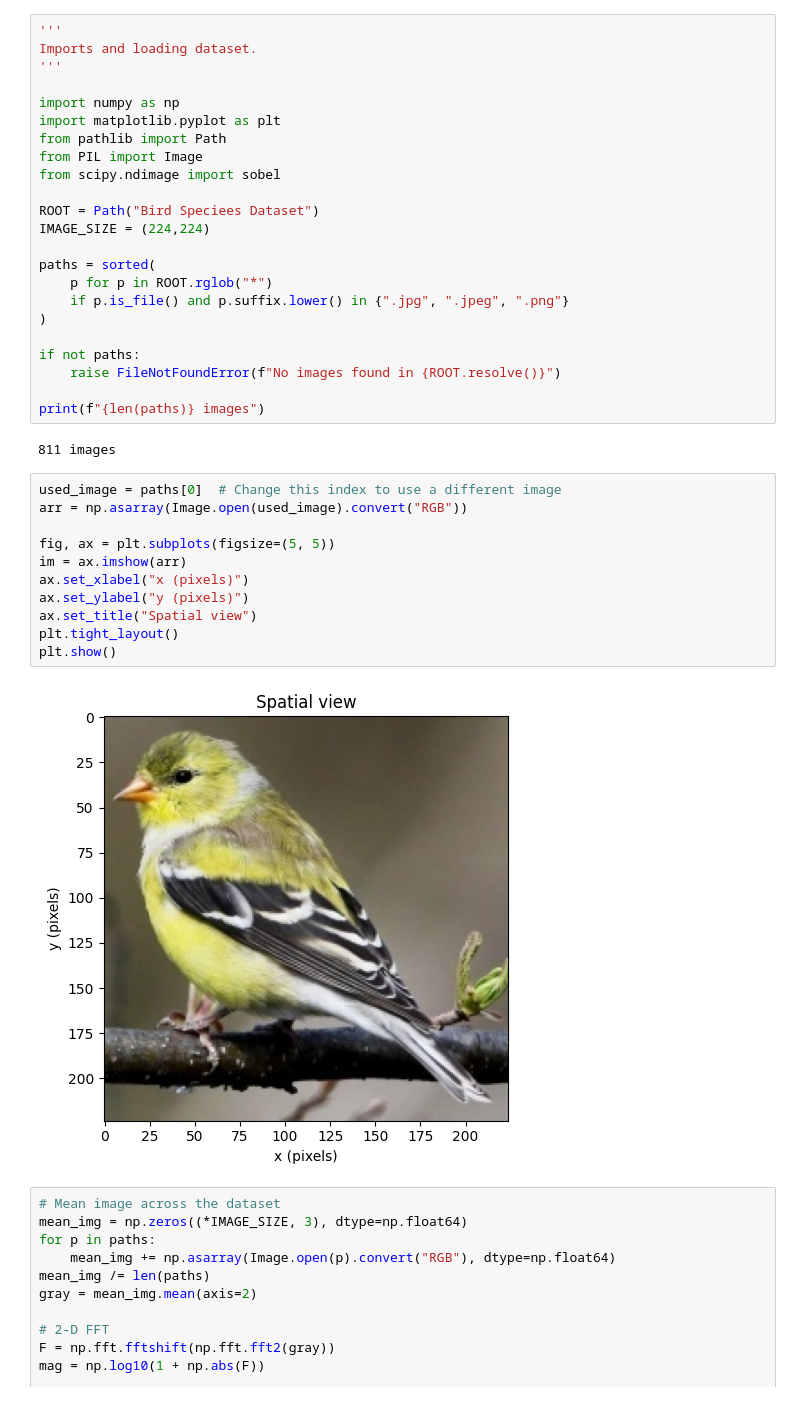
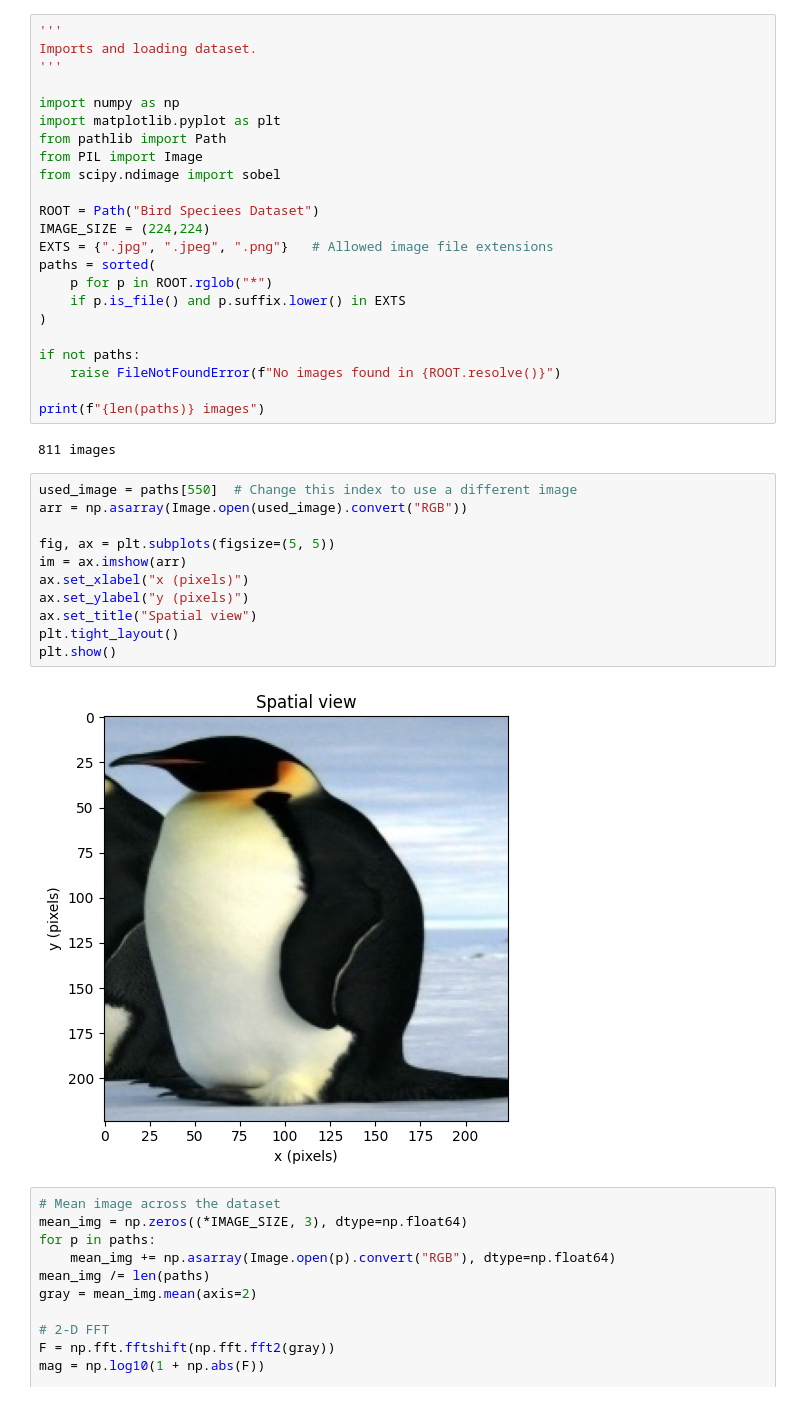
Before and after one commit to Fredrik321/Digital-information-processing, a Jupyter notebook: bird_dataset_analysis.ipynb, the cells around one changed output. Cells and saved outputs as stored; diff of their text form.

```diff
--- a/bird_dataset_analysis.ipynb
+++ b/bird_dataset_analysis.ipynb
@@ -14,10 +14,10 @@ from scipy.ndimage import sobel
 
 ROOT = Path("Bird Speciees Dataset")
 IMAGE_SIZE = (224,224)
-
+EXTS = {".jpg", ".jpeg", ".png"}   # Allowed image file extensions
 paths = sorted(
     p for p in ROOT.rglob("*")
-    if p.is_file() and p.suffix.lower() in {".jpg", ".jpeg", ".png"}
+    if p.is_file() and p.suffix.lower() in EXTS
 )
 
 if not paths:
@@ -27,18 +27,18 @@ print(f"{len(paths)} images")
 # %% [output]
 811 images
 # %%
-used_image = paths[0]  # Change this index to use a different image
+used_image = paths[550]  # Change this index to use a different image
 arr = np.asarray(Image.open(used_image).convert("RGB"))
 
 fig, ax = plt.subplots(figsize=(5, 5))
 im = ax.imshow(arr)
 ax.set_xlabel("x (pixels)")
 ax.set_ylabel("y (pixels)")
 ax.set_title("Spatial view")
 plt.tight_layout()
 plt.show()
 # %% [output]
-[figure, old version]
+[figure, new version]
 # %%
 # Mean image across the dataset
 mean_img = np.zeros((*IMAGE_SIZE, 3), dtype=np.float64)
```
Also changed, not shown: parts of 5 cells of this notebook, 1 other file.
